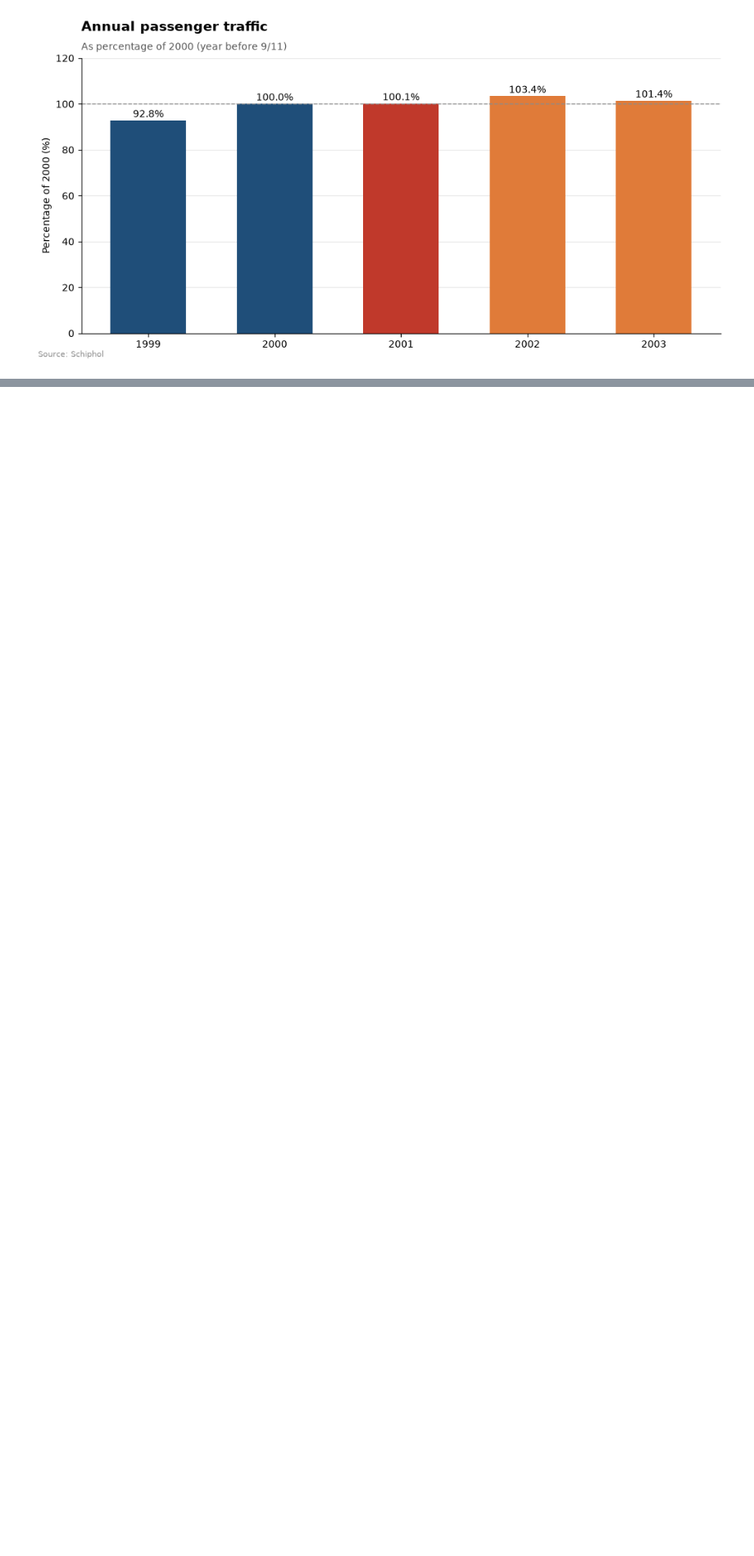
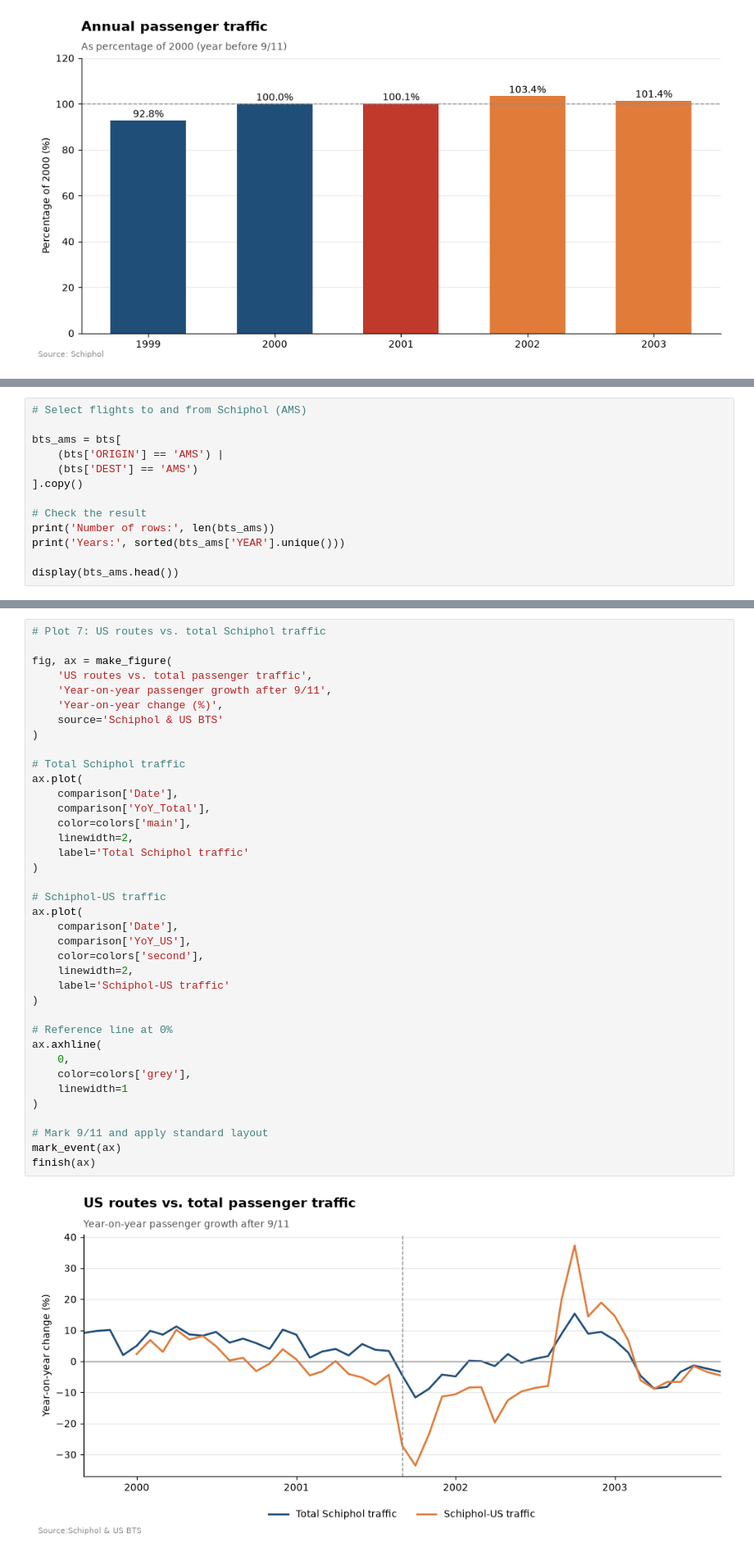
Before and after one commit to TIL6022-Python-Programming/Project_groep11, a Jupyter notebook: results 911.ipynb, the cells around one changed output, grey strips where cells are left out. Shown at 82% size. Saved outputs shown, nothing was run; the diff lists cells and outputs as text; blank space fills up the shorter version.

```diff
--- a/results 911.ipynb
+++ b/results 911.ipynb
@@ -596,0 +609,13 @@ finish(ax)
+# %%
+# Select flights to and from Schiphol (AMS)
+
+bts_ams = bts[
+    (bts['ORIGIN'] == 'AMS') |
+    (bts['DEST'] == 'AMS')
+].copy()
+
+# Check the result
+print('Number of rows:', len(bts_ams))
+print('Years:', sorted(bts_ams['YEAR'].unique()))
+
+display(bts_ams.head())
@@ -596,0 +693,40 @@ finish(ax)
+# %%
+# Plot 7: US routes vs. total Schiphol traffic
+
+fig, ax = make_figure(
+    'US routes vs. total passenger traffic',
+    'Year-on-year passenger growth after 9/11',
+    'Year-on-year change (%)',
+    source='Schiphol & US BTS'
+)
+
+# Total Schiphol traffic
+ax.plot(
+    comparison['Date'],
+    comparison['YoY_Total'],
+    color=colors['main'],
+    linewidth=2,
+    label='Total Schiphol traffic'
+)
+
+# Schiphol-US traffic
+ax.plot(
+    comparison['Date'],
+    comparison['YoY_US'],
+    color=colors['second'],
+    linewidth=2,
+    label='Schiphol-US traffic'
+)
+
+# Reference line at 0%
+ax.axhline(
+    0,
+    color=colors['grey'],
+    linewidth=1
+)
+
+# Mark 9/11 and apply standard layout
+mark_event(ax)
+finish(ax)
+# %% [output]
+[figure, added]
```
Also changed, not shown: parts of 17 cells of this notebook, 5 other files.
